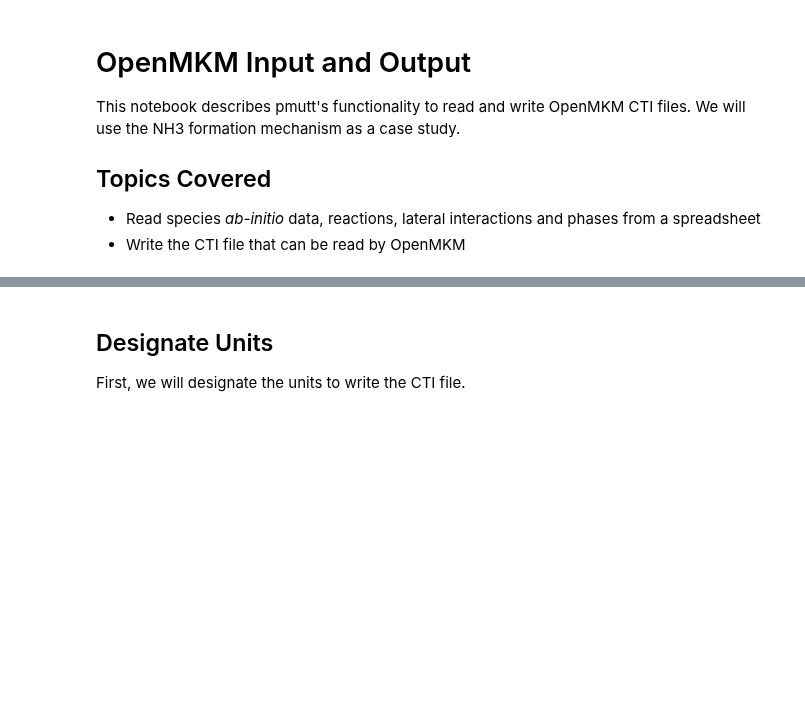
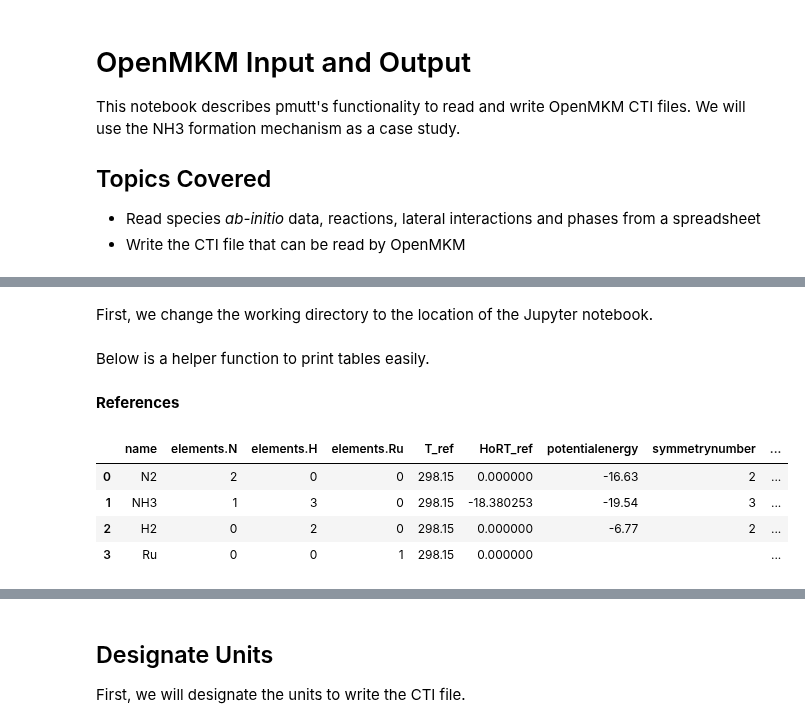
Before and after one commit to VlachosGroup/pMuTT, a Jupyter notebook: docs/source/examples_jupyter/omkm_io/OpenMKM_IO.ipynb, the cells around one changed output, grey strips where cells are left out. Saved outputs shown, nothing was run; the diff lists cells and outputs as text; code cells hidden in the pictures; blank space fills up the shorter version.

```diff
--- a/docs/source/examples_jupyter/omkm_io/OpenMKM_IO.ipynb
+++ b/docs/source/examples_jupyter/omkm_io/OpenMKM_IO.ipynb
@@ -76,0 +17,2 @@ The contents are displayed below:
+# %% [markdown]
+First, we change the working directory to the location of the Jupyter notebook.
@@ -76,0 +29,2 @@ The contents are displayed below:
+# %% [markdown]
+Below is a helper function to print tables easily.
@@ -76,0 +39,10 @@ The contents are displayed below:
+# %% [markdown]
+**References**
+# %%
+disp_data(io=input_path, sheet_name='refs')
+# %% [output]
+|  | name | elements.N | elements.H | elements.Ru | T_ref | HoRT_ref | potentialenergy | symmetrynumber | ... |
+| 0 | N2 | 2 | 0 | 0 | 298.15 | 0.000000 | -16.63 | 2 | ... |
+| 1 | NH3 | 1 | 3 | 0 | 298.15 | -18.380253 | -19.54 | 3 | ... |
+| 2 | H2 | 0 | 2 | 0 | 298.15 | 0.000000 | -6.77 | 2 | ... |
+| 3 | Ru | 0 | 0 | 1 | 298.15 | 0.000000 |  |  | ... |
```
Also changed, not shown: parts of 26 cells of this notebook, 19 other files.
